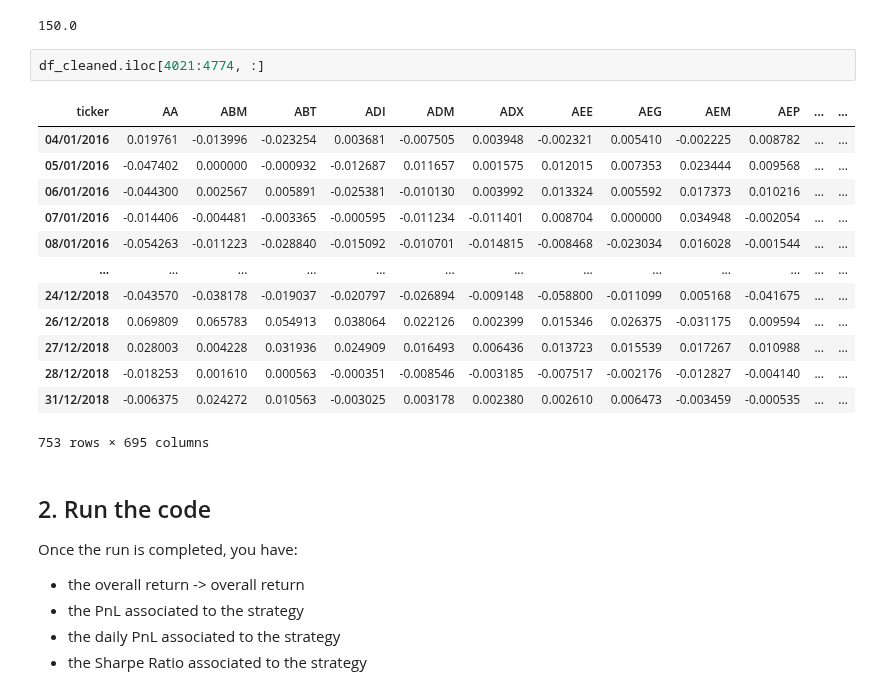
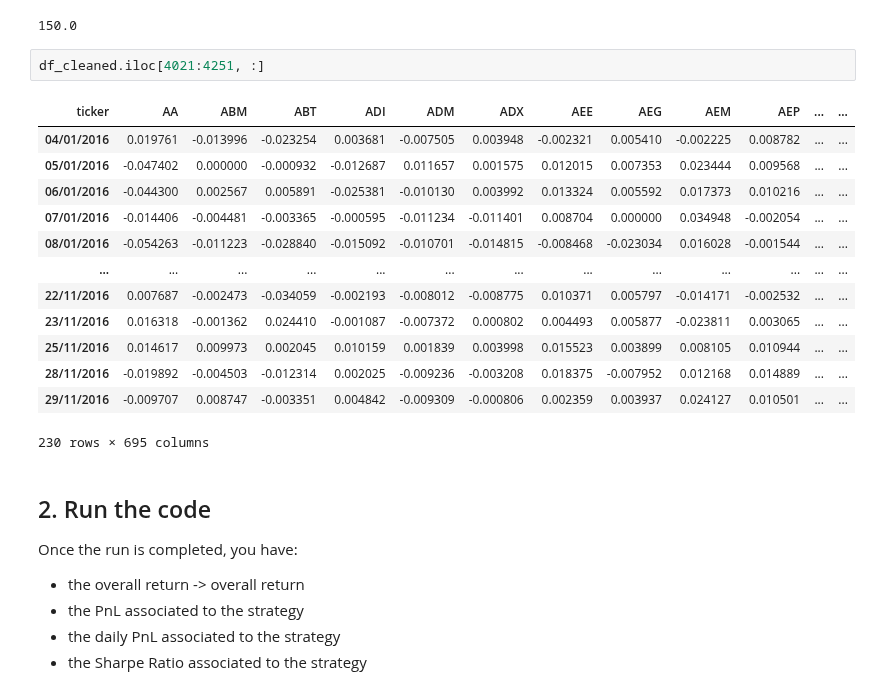
Before and after one commit to MohamedKeteb/Portfolio_clustering_project, a Jupyter notebook: Code/Pipeline.ipynb, the cells around one changed output. Saved outputs shown, nothing was run; the diff lists cells and outputs as text.

```diff
--- a/Code/Pipeline.ipynb
+++ b/Code/Pipeline.ipynb
@@ -22,21 +22,21 @@ df_cleaned = df_cleaned.transpose() ## WE WANT COLUMNS TO BE VECTOR OF RETURN FO
 # %% [output]
 150.0
 # %%
-df_cleaned.iloc[4021:4774, :]
+df_cleaned.iloc[4021:4251, :]
 # %% [output]
 | ticker | AA | ABM | ABT | ADI | ADM | ADX | AEE | AEG | AEM | AEP | ... | ... |
 | 04/01/2016 | 0.019761 | -0.013996 | -0.023254 | 0.003681 | -0.007505 | 0.003948 | -0.002321 | 0.005410 | -0.002225 | 0.008782 | ... | ... |
 | 05/01/2016 | -0.047402 | 0.000000 | -0.000932 | -0.012687 | 0.011657 | 0.001575 | 0.012015 | 0.007353 | 0.023444 | 0.009568 | ... | ... |
 | 06/01/2016 | -0.044300 | 0.002567 | 0.005891 | -0.025381 | -0.010130 | 0.003992 | 0.013324 | 0.005592 | 0.017373 | 0.010216 | ... | ... |
 | 07/01/2016 | -0.014406 | -0.004481 | -0.003365 | -0.000595 | -0.011234 | -0.011401 | 0.008704 | 0.000000 | 0.034948 | -0.002054 | ... | ... |
 | 08/01/2016 | -0.054263 | -0.011223 | -0.028840 | -0.015092 | -0.010701 | -0.014815 | -0.008468 | -0.023034 | 0.016028 | -0.001544 | ... | ... |
 | ... | ... | ... | ... | ... | ... | ... | ... | ... | ... | ... | ... | ... |
-| 24/12/2018 | -0.043570 | -0.038178 | -0.019037 | -0.020797 | -0.026894 | -0.009148 | -0.058800 | -0.011099 | 0.005168 | -0.041675 | ... | ... |
-| 26/12/2018 | 0.069809 | 0.065783 | 0.054913 | 0.038064 | 0.022126 | 0.002399 | 0.015346 | 0.026375 | -0.031175 | 0.009594 | ... | ... |
-| 27/12/2018 | 0.028003 | 0.004228 | 0.031936 | 0.024909 | 0.016493 | 0.006436 | 0.013723 | 0.015539 | 0.017267 | 0.010988 | ... | ... |
-| 28/12/2018 | -0.018253 | 0.001610 | 0.000563 | -0.000351 | -0.008546 | -0.003185 | -0.007517 | -0.002176 | -0.012827 | -0.004140 | ... | ... |
-| 31/12/2018 | -0.006375 | 0.024272 | 0.010563 | -0.003025 | 0.003178 | 0.002380 | 0.002610 | 0.006473 | -0.003459 | -0.000535 | ... | ... |
+| 22/11/2016 | 0.007687 | -0.002473 | -0.034059 | -0.002193 | -0.008012 | -0.008775 | 0.010371 | 0.005797 | -0.014171 | -0.002532 | ... | ... |
+| 23/11/2016 | 0.016318 | -0.001362 | 0.024410 | -0.001087 | -0.007372 | 0.000802 | 0.004493 | 0.005877 | -0.023811 | 0.003065 | ... | ... |
+| 25/11/2016 | 0.014617 | 0.009973 | 0.002045 | 0.010159 | 0.001839 | 0.003998 | 0.015523 | 0.003899 | 0.008105 | 0.010944 | ... | ... |
+| 28/11/2016 | -0.019892 | -0.004503 | -0.012314 | 0.002025 | -0.009236 | -0.003208 | 0.018375 | -0.007952 | 0.012168 | 0.014889 | ... | ... |
+| 29/11/2016 | -0.009707 | 0.008747 | -0.003351 | 0.004842 | -0.009309 | -0.000806 | 0.002359 | 0.003937 | 0.024127 | 0.010501 | ... | ... |
-753 rows × 695 columns
+230 rows × 695 columns
 # %% [markdown]
 ## 2. Run the code
 
```
Also changed, not shown: parts of 7 cells of this notebook, 3 other files.
